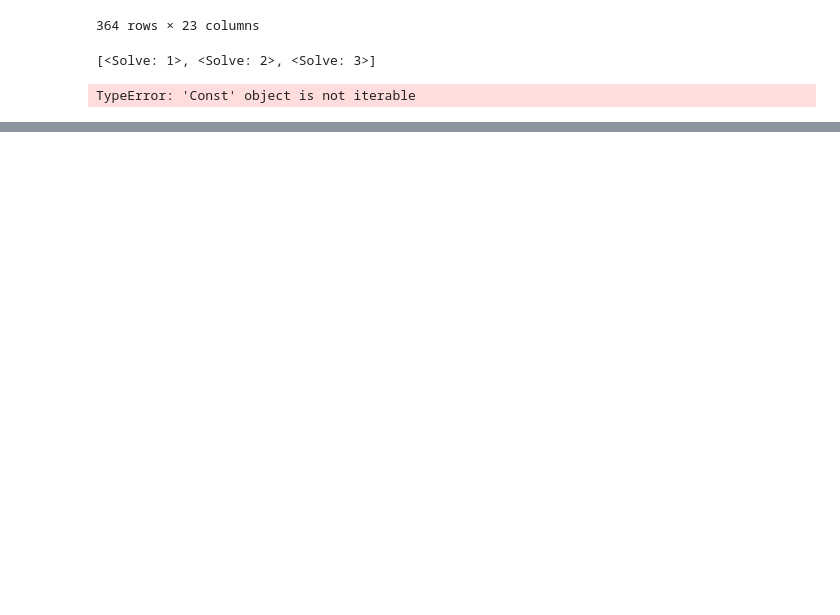
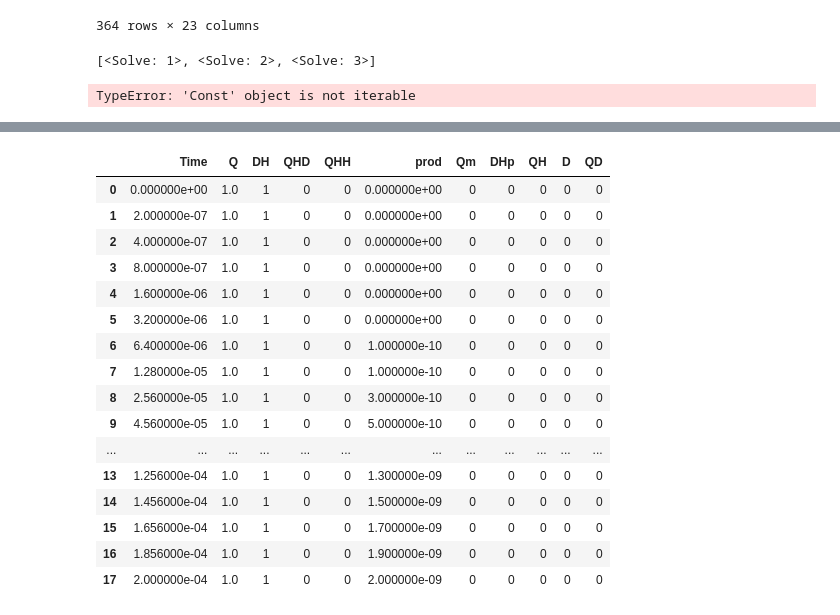
Before and after one commit to EnglishBeach/COMSOL_polymers, a Jupyter notebook: Batch/interafce.ipynb, the cells around one changed output, grey strips where cells are left out. Drawn from its saved outputs; the diff is of its cells as text; code cells hidden in the pictures; blank space fills up the shorter version.

```diff
--- a/Batch/interafce.ipynb
+++ b/Batch/interafce.ipynb
@@ -70,7 +72,7 @@ df
 # %%
 a = {'light':()}
 # %%
-with database_connection:
+with db:
     q = (Solve
          .select(Solve)
          .join(Const)
@@ -80,7 +82,7 @@ with database_connection:
 # %% [output]
 [<Solve: 1>, <Solve: 2>, <Solve: 3>]
 # %%
-with database_connection:
+with db:
     q = (Const
          .select(Const)
          .join(Solve)
@@ -106,0 +104,5 @@ AttributeError: 'MySQLDatabase' object has no attribute 'introspect'
+# %%
+with db:
+    cursor= db.execute_sql('select * from pivot')
+    result = cursor.fetchall()
+cursor.rowcount
@@ -106,0 +111,30 @@ AttributeError: 'MySQLDatabase' object has no attribute 'introspect'
+# %%
+q = {
+    'light': (0, 0.00002),
+    'KrD': (0, 1E100),
+}
+def get_solves(conditious):
+    string = 'select * from pivot \n where \n'
+    for key, diap in conditious.items():
+        string += f'{diap[0]} <= {key} and {key} <= {diap[1]} \n and \n'
+
+    querry = string[:-8]
+
+    with db:
+        columns = [i.name for i in db.get_columns('pivot')]
+        # columns.remove('data')
+        cursor = db.execute_sql(querry)
+        result = cursor.fetchall()
+    df = pd.DataFrame(columns=columns, data=result)
+
+
+    datas = df['data']
+    data_df_list = []
+    for data in datas:
+        data_df_list.append( pd.read_json(data[1:-1].replace('\\','')))
+
+    del df['data']
+    return df,data_df_list
+
+solves,datas =get_solves(q)
+solves
@@ -106,0 +166,20 @@ AttributeError: 'MySQLDatabase' object has no attribute 'introspect'
+# %%
+datas[0]
+# %% [output]
+|  | Time | Q | DH | QHD | QHH | prod | Qm | DHp | QH | D | QD |
+| 0 | 0.000000e+00 | 1.0 | 1 | 0 | 0 | 0.000000e+00 | 0 | 0 | 0 | 0 | 0 |
+| 1 | 2.000000e-07 | 1.0 | 1 | 0 | 0 | 0.000000e+00 | 0 | 0 | 0 | 0 | 0 |
+| 2 | 4.000000e-07 | 1.0 | 1 | 0 | 0 | 0.000000e+00 | 0 | 0 | 0 | 0 | 0 |
+| 3 | 8.000000e-07 | 1.0 | 1 | 0 | 0 | 0.000000e+00 | 0 | 0 | 0 | 0 | 0 |
+| 4 | 1.600000e-06 | 1.0 | 1 | 0 | 0 | 0.000000e+00 | 0 | 0 | 0 | 0 | 0 |
+| 5 | 3.200000e-06 | 1.0 | 1 | 0 | 0 | 0.000000e+00 | 0 | 0 | 0 | 0 | 0 |
+| 6 | 6.400000e-06 | 1.0 | 1 | 0 | 0 | 1.000000e-10 | 0 | 0 | 0 | 0 | 0 |
+| 7 | 1.280000e-05 | 1.0 | 1 | 0 | 0 | 1.000000e-10 | 0 | 0 | 0 | 0 | 0 |
+| 8 | 2.560000e-05 | 1.0 | 1 | 0 | 0 | 3.000000e-10 | 0 | 0 | 0 | 0 | 0 |
+| 9 | 4.560000e-05 | 1.0 | 1 | 0 | 0 | 5.000000e-10 | 0 | 0 | 0 | 0 | 0 |
+| ... | ... | ... | ... | ... | ... | ... | ... | ... | ... | ... | ... |
+| 13 | 1.256000e-04 | 1.0 | 1 | 0 | 0 | 1.300000e-09 | 0 | 0 | 0 | 0 | 0 |
+| 14 | 1.456000e-04 | 1.0 | 1 | 0 | 0 | 1.500000e-09 | 0 | 0 | 0 | 0 | 0 |
+| 15 | 1.656000e-04 | 1.0 | 1 | 0 | 0 | 1.700000e-09 | 0 | 0 | 0 | 0 | 0 |
+| 16 | 1.856000e-04 | 1.0 | 1 | 0 | 0 | 1.900000e-09 | 0 | 0 | 0 | 0 | 0 |
+| 17 | 2.000000e-04 | 1.0 | 1 | 0 | 0 | 2.000000e-09 | 0 | 0 | 0 | 0 | 0 |
```
Also changed, not shown: parts of 9 cells of this notebook, 2 other files.
